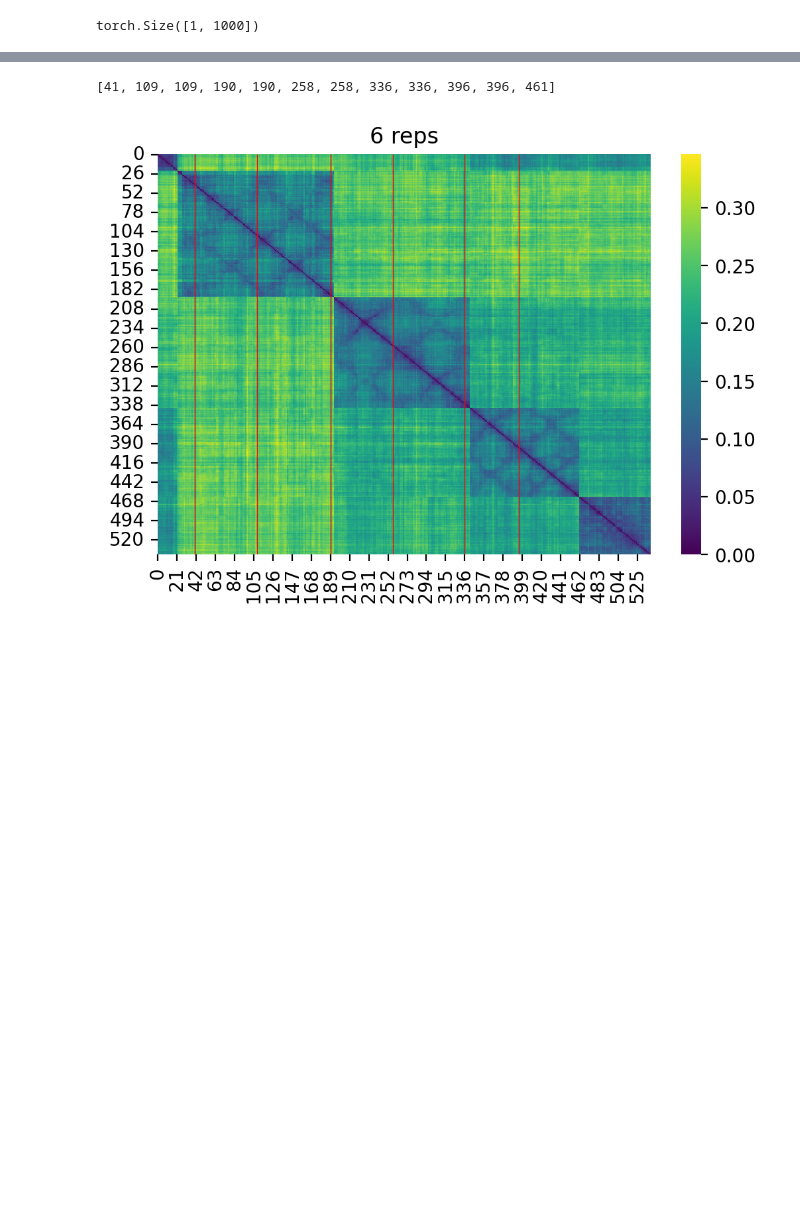
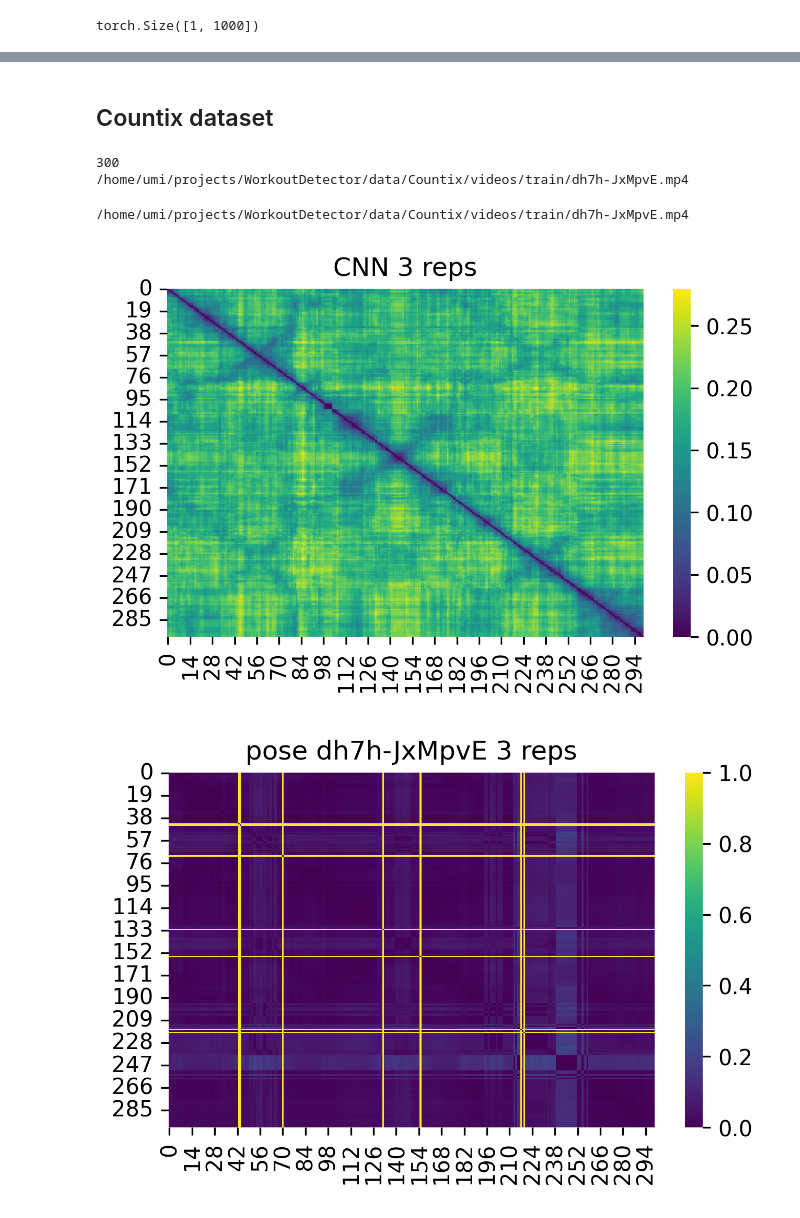
Before and after one commit to iucario/WorkoutDetector, a Jupyter notebook: WorkoutDetector/similarity_image.ipynb, the cells around one changed output, grey strips where cells are left out. Cells and saved outputs as stored; diff of their text form; code cells hidden in the pictures; blank space fills up the shorter version.

```diff
--- a/WorkoutDetector/similarity_image.ipynb
+++ b/WorkoutDetector/similarity_image.ipynb
@@ -197,5 +120,0 @@ torch.Size([61, 2048, 1, 1])
-# %%
-feat = features['avgpool'].reshape(-1, 2048).cpu().numpy()
-sim = pw.pairwise_distances(feat, metric='cosine')
-print(sim.shape)
-plt.imshow(sim)
@@ -206,6 +121,5 @@ plt.imshow(sim)
 # %%
-plt.rcParams['figure.dpi'] = 200
-def get_feats(video_path):
+def get_feats(video_path) -> torch.Tensor:
     print(video_path)
     cap = cv2.VideoCapture(video_path)
     ret, frame = cap.read()
@@ -221,13 +135,17 @@ def get_feats(video_path):
         model.to(device)
         inp = t.to(device)
         out = model(inp)
-    return features['avgpool'].reshape(-1, 2048).cpu().numpy()
+    return features['avgpool'].reshape(-1, 2048).cpu()
 
-def show_sim(feats, reps=None):
+def show_sim(feats: torch.Tensor, count=0, reps=None):
     sim = pw.pairwise_distances(feats, metric='cosine')
+    # sim = pw.pairwise_distances(feats.numpy(), metric='euclidean')
+    # row-wise softmax. Repnet did this.
+    # maxes = np.tile(np.max(sim, axis=1),(sim.shape[0], 1))
+    # sim = np.exp(sim-maxes)/(np.sum(np.exp(sim-maxes), axis=1, keepdims=True))
     sns.heatmap(sim, cmap='viridis')
-    if reps:
-        plt.title(f'{len(reps)//2} reps')
+    plt.title(f'CNN {count} reps')
+    if reps is not None:
         plt.vlines(reps[::2], colors='r', ymin=0, ymax=len(sim), lw=0.5)
         # plt.vlines(reps[1::2], colors='b', xmin=0, xmax=len(sim))
     plt.show()
@@ -263,6 +166,28 @@ feats = get_feats(video_path)
 # %%
+reps = rand_anno['reps']
 print(reps)
-show_sim(feats, reps)
+show_sim(feats, rand_anno['count'], reps)
+plot_pose_heatmap(rand_anno)
-# %% [output]
-[41, 109, 109, 190, 190, 258, 258, 336, 336, 396, 396, 461]
-[figure, removed]
+# %% [markdown]
+## Countix dataset
+# %%
+countix = Countix()
+countix_anno = countix.get_random_pose()
+countix_path = countix.get_video(countix_anno['frame_dir'])
+print(countix_anno['total_frames'])
+print(countix_path)
+# %% [output]
+300
+/home/umi/projects/WorkoutDetector/data/Countix/videos/train/dh7h-JxMpvE.mp4
+# %%
+gc.collect()
+torch.cuda.empty_cache()
+feats = get_feats(countix_path)
+# %% [output]
+/home/umi/projects/WorkoutDetector/data/Countix/videos/train/dh7h-JxMpvE.mp4
+# %%
+show_sim(feats, countix_anno['count'])
+plot_pose_heatmap(countix_anno)
+# %% [output]
+[figure, added]
+[figure, added]
```
Also changed, not shown: parts of 21 cells of this notebook, 23 other files.
